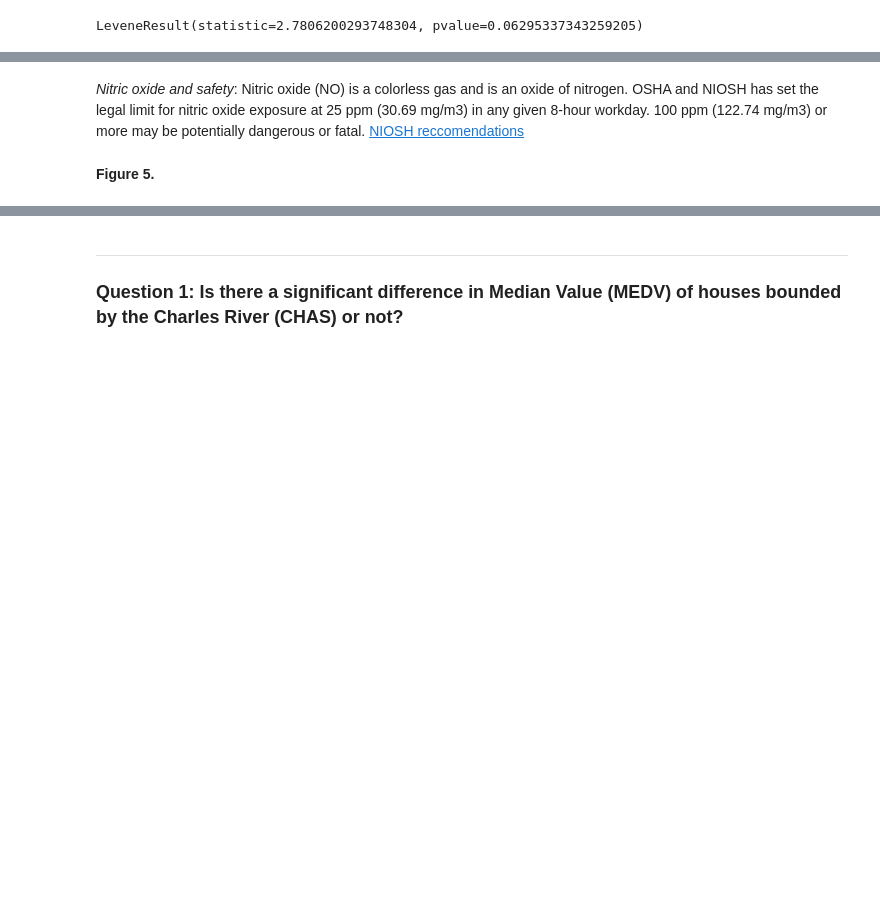
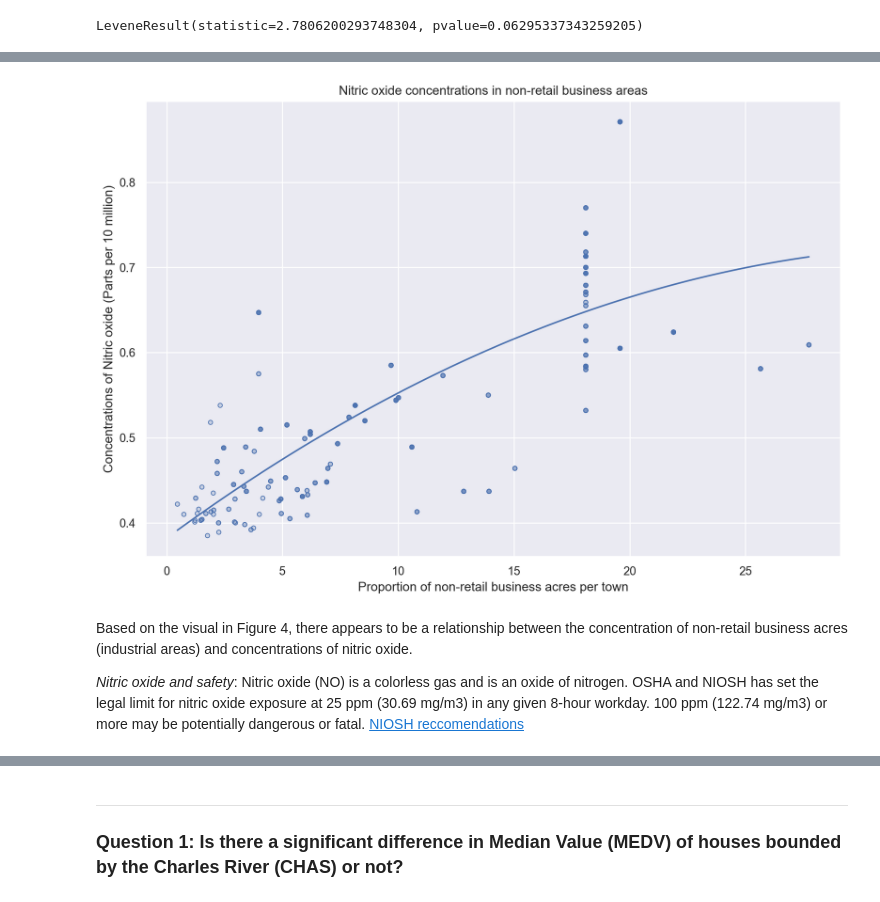
Before and after one commit to AmunNefer/IBM-Data-Science-Notebooks, a Jupyter notebook: Notebook for Stats for Data Sci Final Assignment.ipynb, the cells around one changed output, grey strips where cells are left out. Saved outputs shown, nothing was run; the diff lists cells and outputs as text; code cells hidden in the pictures; blank space fills up the shorter version.

```diff
--- a/Notebook for Stats for Data Sci Final Assignment.ipynb
+++ b/Notebook for Stats for Data Sci Final Assignment.ipynb
@@ -186,4 +219,17 @@ plt.show()
+# %%
+(so.Plot(data=boston_df, x="INDUS", y="NOX")
+ .add(so.Dots())
+ .add(so.Line(), so.PolyFit(order=2, gridsize=100))
+ .label(
+    x="Proportion of non-retail business acres per town", y = "Concentrations of Nitric oxide (Parts per 10 million)",
+    color = str.capitalize,
+    title = "Nitric oxide concentrations in non-retail business areas by acreage"
+ )
+ .layout(size=(10, 7))
+)
+# %% [output]
+[figure, added]
 # %% [markdown]
+Based on the visual in Figure 4, there appears to be a relationship between the concentration of non-retail business acres (industrial areas) and concentrations of nitric oxide.
+
 <i>Nitric oxide and safety</i>: Nitric oxide (NO) is a colorless gas and is an oxide of nitrogen. OSHA and NIOSH has set the legal limit for nitric oxide exposure at 25 ppm (30.69 mg/m<super>3</super>)  in any given 8-hour workday. 100 ppm (122.74 mg/m<super>3</super>) or more may be potentially dangerous or fatal. <a href ="https://www.cdc.gov/niosh/npg/npgd0448.html">NIOSH reccomendations</a>
-# %% [markdown]
-<b>Figure 5.</b>
```
Also changed, not shown: parts of 16 cells of this notebook.
